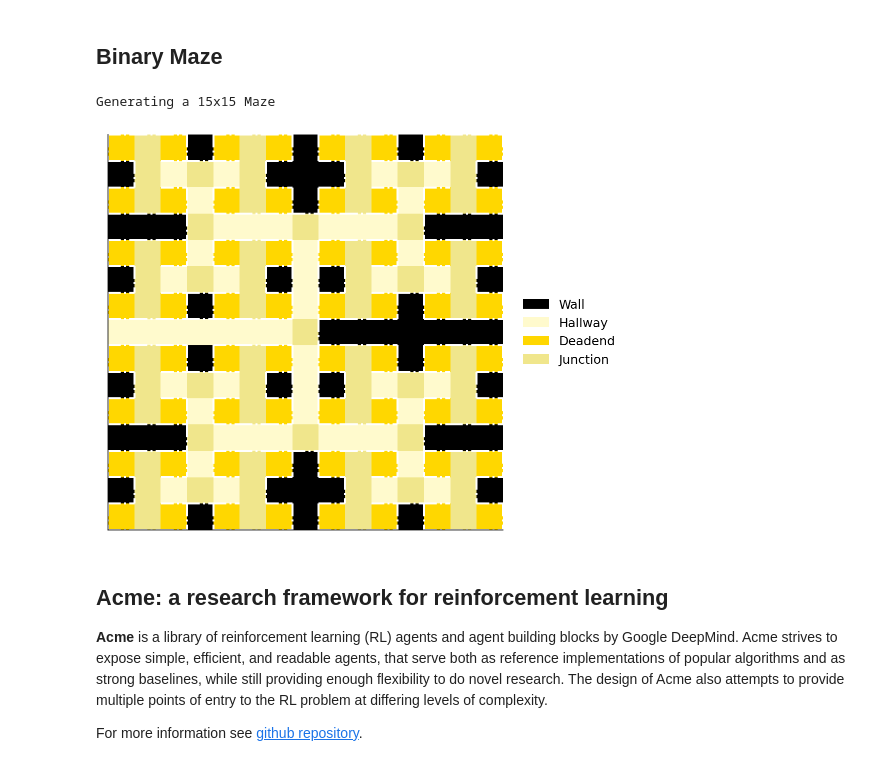
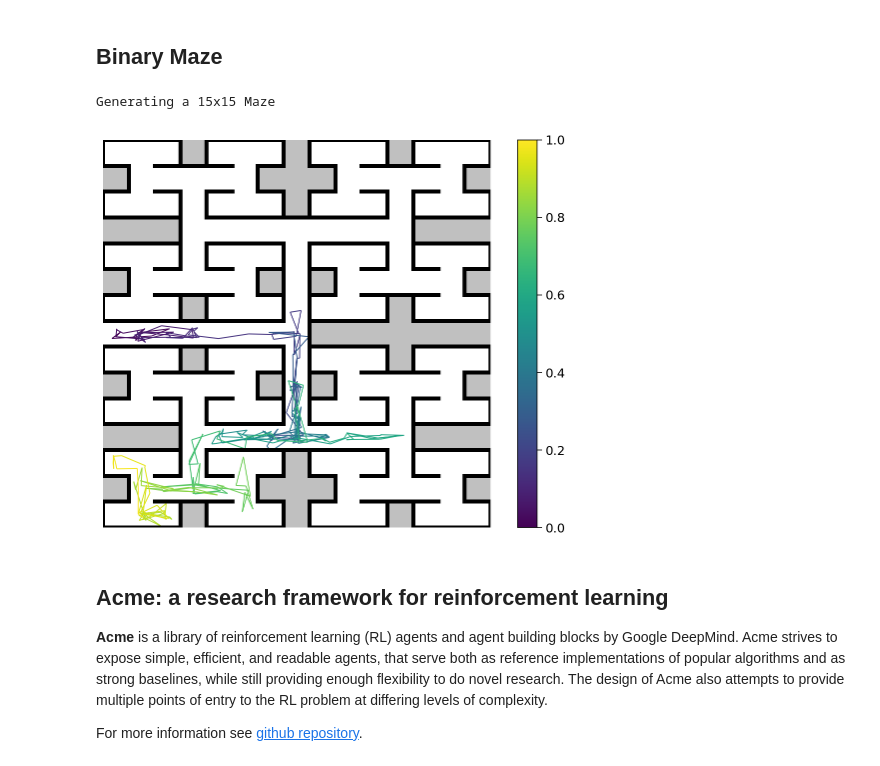
Before and after one commit to RajanDasgupta/agent-azur, a Jupyter notebook: AgentAZUR_MinimalCode.ipynb, the cells around one changed output. Cells and saved outputs as stored; diff of their text form; code cells hidden in the pictures.

Commit message:
Fixed Visualization for maze drawn from class BinMaze

```diff
--- a/AgentAZUR_MinimalCode.ipynb
+++ b/AgentAZUR_MinimalCode.ipynb
@@ -384,9 +406,9 @@ class BinMaze:
     self.build( _l, level-1, np.flip(bivec) )
     self.build( _r, level-1, np.flip(bivec) )
 
-  def plot_grid(self):
-    imap = {  Features.WALL.value: "k", Features.HALLWAY.value: "lemonchiffon",
-              Features.JUNCTION.value: "khaki", Features.DEADEND.value: "gold" }
+  def plot_grid(self, history=None):
+    imap = {  Features.WALL.value: "silver", Features.HALLWAY.value: "w",
+              Features.JUNCTION.value: "w", Features.DEADEND.value: "w" }
     iarr = np.array(list(imap.items()))
     iarr = iarr[iarr[:,0].argsort(), :]
     # Create discrete colormap
@@ -398,12 +420,11 @@ class BinMaze:
     fig, ax = plt.subplots()
     ax.imshow(self.features*10, cmap=cmap, norm=norm)
     # Add Implicit walls
-    ls = { "ls":'-.', "color": 'w', "lw":2}
-    # For all cells that constitue hallways
+    ls = { "ls":'-', "color": 'k', "lw":4}    # For all cells that constitue hallways
     for cell in zip(*np.where(self.features==Features.HALLWAY)):
       h, w = cell
       if self.feature_orientation[cell]:
-
+        plt.plot([w - 0.5, w + 0.5], [h + 0.5, h + 0.5], **ls)
         plt.plot([w - 0.5, w + 0.5], [h - 0.5, h - 0.5], **ls)
       else:
         plt.plot([w - 0.5, w - 0.5], [h - 0.5, h + 0.5], **ls)
@@ -428,38 +449,40 @@ class BinMaze:
         plt.plot([w + 0.5, w + 0.5], [h - 0.5, h + 0.5], **ls)
         plt.plot([w - 0.5, w + 0.5], [h + 0.5, h + 0.5], **ls)
         plt.plot([w - 0.5, w + 0.5], [h - 0.5, h - 0.5], **ls)
       elif cmn.real < 0:
         plt.plot([w - 0.5, w - 0.5], [h - 0.5, h + 0.5], **ls)
         plt.plot([w - 0.5, w + 0.5], [h + 0.5, h + 0.5], **ls)
         plt.plot([w - 0.5, w + 0.5], [h - 0.5, h - 0.5], **ls)
       elif cmn.imag > 0:
         plt.plot([w - 0.5, w + 0.5], [h + 0.5, h + 0.5], **ls)
         plt.plot([w + 0.5, w + 0.5], [h - 0.5, h + 0.5], **ls)
         plt.plot([w - 0.5, w - 0.5], [h - 0.5, h + 0.5], **ls)
       elif cmn.imag < 0:
         plt.plot([w - 0.5, w + 0.5], [h - 0.5, h - 0.5], **ls)
         plt.plot([w + 0.5, w + 0.5], [h - 0.5, h + 0.5], **ls)
         plt.plot([w - 0.5, w - 0.5], [h - 0.5, h + 0.5], **ls)
 
     ax.grid(0)
     plt.xticks([])
     plt.yticks([])
     # Add a legend
     patches = []
     for key, col in iarr:
       _patch = mpatches.Patch(color=col, label=Features(int(key)).name.capitalize())
       patches.append(_patch)
-    ax.legend(  handles=patches, frameon=False,
-                bbox_to_anchor=(1.04,0.5), loc="center left",
-                borderaxespad=0)
+    # ax.legend(  handles=patches, frameon=False,
+    #             bbox_to_anchor=(1.04,0.5), loc="center left",
+    #             borderaxespad=0)
+    if history is not None:
+      ax = _plot_trajectory(history, ax=ax)
     plt.show()
 
 
 M = BinMaze(6)
-M.plot_grid()
+M.plot_grid(sort_histories(histories)[0])
 # %% [output]
 Generating a 15x15 Maze
-[figure, old version]
+[figure, new version]
 # %% [markdown]
 ## Acme: a research framework for reinforcement learning
 
```
Also changed, not shown: parts of 10 cells of this notebook.
